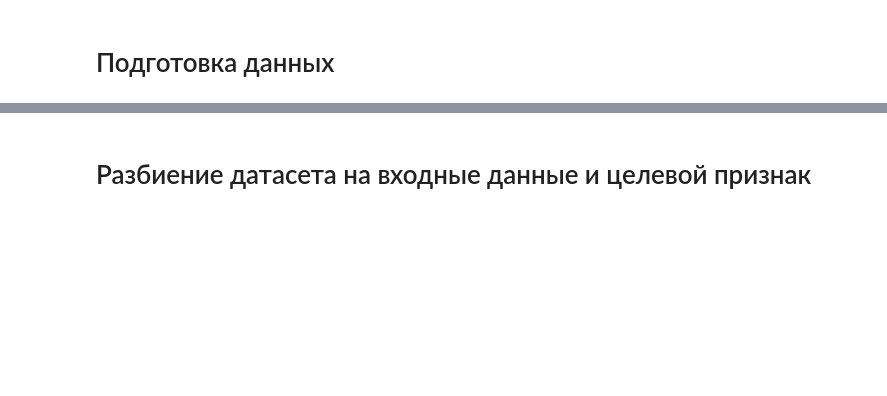
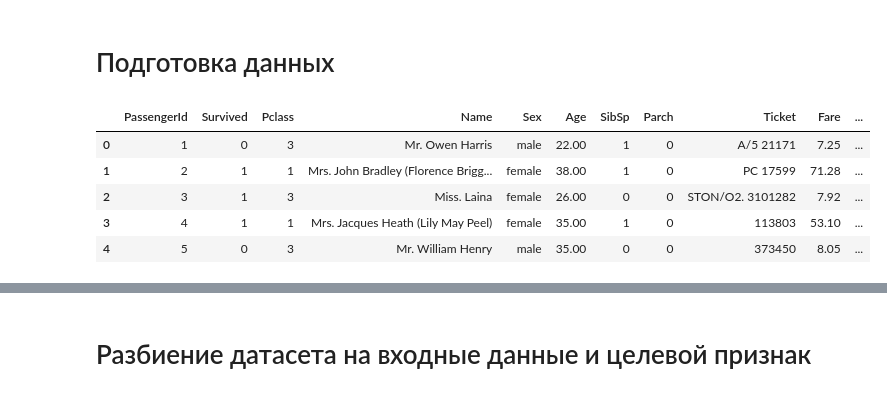
Before and after one commit to BobkovS/data-analysis-pnrpu, a Jupyter notebook: Лабораторная №6/Пример выполнения/baseline.ipynb, the cells around one changed output, grey strips where cells are left out. Cells and saved outputs as stored; diff of their text form; code cells hidden in the pictures; blank space fills up the shorter version.

```diff
--- a/Лабораторная №6/Пример выполнения/baseline.ipynb
+++ b/Лабораторная №6/Пример выполнения/baseline.ipynb
@@ -35 +42,10 @@ data = data.drop(["Cabin"], axis=1)
+# %%
+data.head()
+# %% [output]
+|  | PassengerId | Survived | Pclass | Name | Sex | Age | SibSp | Parch | Ticket | Fare | ... |
+| 0 | 1 | 0 | 3 | Mr. Owen Harris | male | 22.00 | 1 | 0 | A/5 21171 | 7.25 | ... |
+| 1 | 2 | 1 | 1 | Mrs. John Bradley (Florence Brigg... | female | 38.00 | 1 | 0 | PC 17599 | 71.28 | ... |
+| 2 | 3 | 1 | 3 | Miss. Laina | female | 26.00 | 0 | 0 | STON/O2. 3101282 | 7.92 | ... |
+| 3 | 4 | 1 | 1 | Mrs. Jacques Heath (Lily May Peel) | female | 35.00 | 1 | 0 | 113803 | 53.10 | ... |
+| 4 | 5 | 0 | 3 | Mr. William Henry | male | 35.00 | 0 | 0 | 373450 | 8.05 | ... |
 # %%
```
Also changed, not shown: parts of 13 cells of this notebook.
